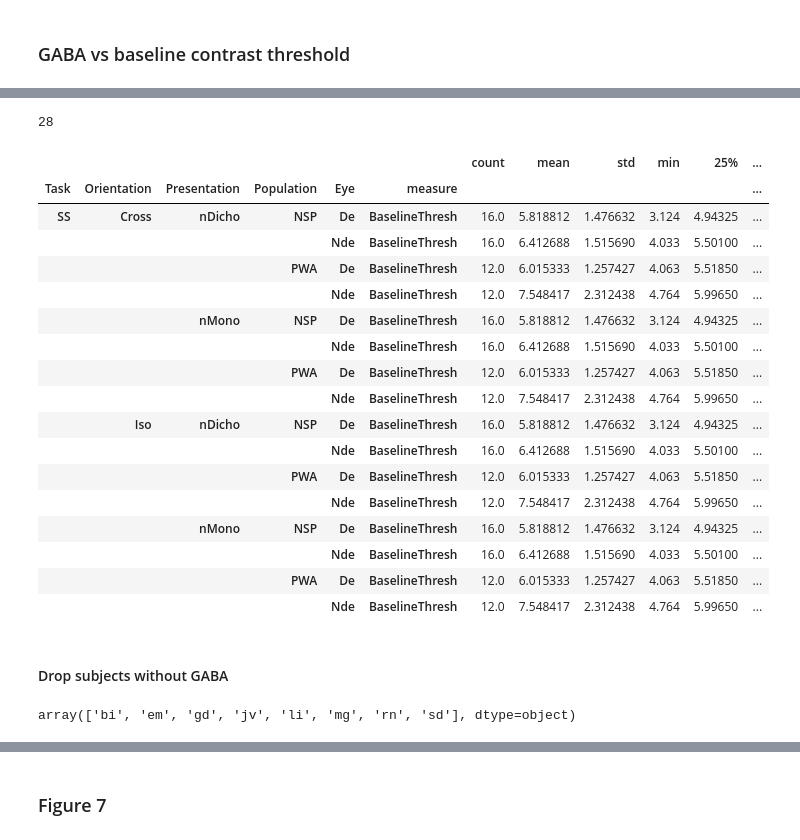
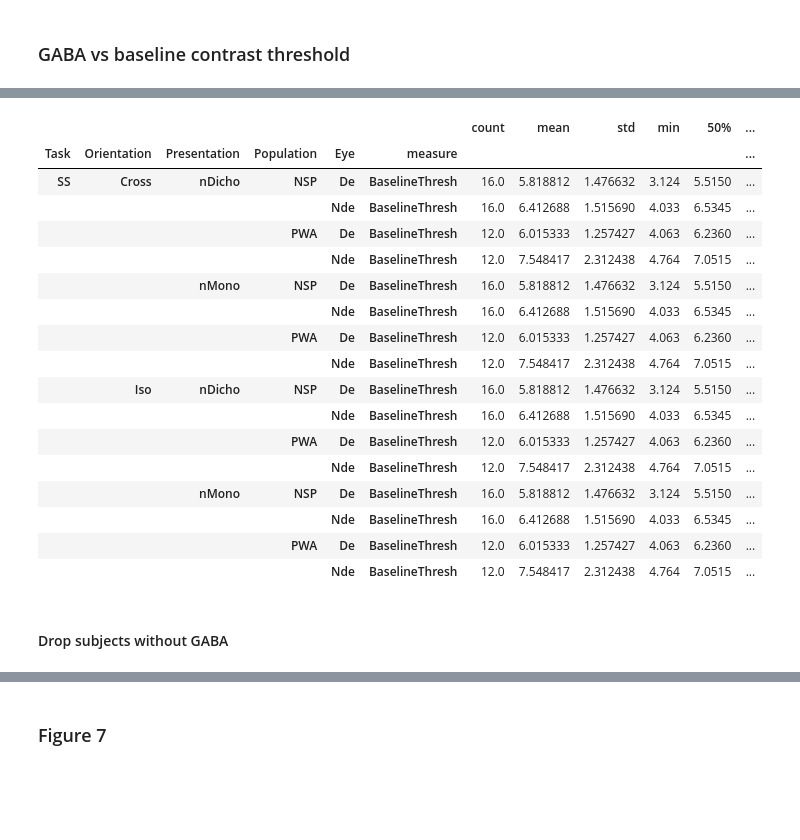
Before and after one commit to smerdis/mrs_amblyopia, a Jupyter notebook: Final notebook for Cerebral Cortex submission.ipynb, the cells around one changed output, grey strips where cells are left out. Saved outputs shown, nothing was run; the diff lists cells and outputs as text; code cells hidden in the pictures; blank space fills up the shorter version.

```diff
--- a/Final notebook for Cerebral Cortex submission.ipynb
+++ b/Final notebook for Cerebral Cortex submission.ipynb
@@ -978,4 +465,0 @@ simple_bg_df.head()
-# %%
-len(simple_bg_df.Subject.unique())
-# %% [output]
-28
@@ -986,24 +466,31 @@ simple_bg_df.Trace.cat.rename_categories(traces_graph4, inplace=True)
-# %%
-simple_bg_df.groupby(['Task','Orientation','Presentation','Population', 'Eye', 'measure'])['value'].describe()
-# %% [output]
-|  |  |  |  |  |  | count | mean | std | min | 25% | ... |
-| Task | Orientation | Presentation | Population | Eye | measure |  |  |  |  |  | ... |
-| SS | Cross | nDicho | NSP | De | BaselineThresh | 16.0 | 5.818812 | 1.476632 | 3.124 | 4.94325 | ... |
-|  |  |  |  | Nde | BaselineThresh | 16.0 | 6.412688 | 1.515690 | 4.033 | 5.50100 | ... |
-|  |  |  | PWA | De | BaselineThresh | 12.0 | 6.015333 | 1.257427 | 4.063 | 5.51850 | ... |
-|  |  |  |  | Nde | BaselineThresh | 12.0 | 7.548417 | 2.312438 | 4.764 | 5.99650 | ... |
-|  |  | nMono | NSP | De | BaselineThresh | 16.0 | 5.818812 | 1.476632 | 3.124 | 4.94325 | ... |
-|  |  |  |  | Nde | BaselineThresh | 16.0 | 6.412688 | 1.515690 | 4.033 | 5.50100 | ... |
-|  |  |  | PWA | De | BaselineThresh | 12.0 | 6.015333 | 1.257427 | 4.063 | 5.51850 | ... |
-|  |  |  |  | Nde | BaselineThresh | 12.0 | 7.548417 | 2.312438 | 4.764 | 5.99650 | ... |
-|  | Iso | nDicho | NSP | De | BaselineThresh | 16.0 | 5.818812 | 1.476632 | 3.124 | 4.94325 | ... |
-|  |  |  |  | Nde | BaselineThresh | 16.0 | 6.412688 | 1.515690 | 4.033 | 5.50100 | ... |
-|  |  |  | PWA | De | BaselineThresh | 12.0 | 6.015333 | 1.257427 | 4.063 | 5.51850 | ... |
-|  |  |  |  | Nde | BaselineThresh | 12.0 | 7.548417 | 2.312438 | 4.764 | 5.99650 | ... |
-|  |  | nMono | NSP | De | BaselineThresh | 16.0 | 5.818812 | 1.476632 | 3.124 | 4.94325 | ... |
-|  |  |  |  | Nde | BaselineThresh | 16.0 | 6.412688 | 1.515690 | 4.033 | 5.50100 | ... |
-|  |  |  | PWA | De | BaselineThresh | 12.0 | 6.015333 | 1.257427 | 4.063 | 5.51850 | ... |
-|  |  |  |  | Nde | BaselineThresh | 12.0 | 7.548417 | 2.312438 | 4.764 | 5.99650 | ... |
+# %%
+baseline_gaba_plot_df = df_to_model.join(gdf.set_index(['subjName'])['GABA'], on=['Subject'])
+simple_bg_df = baseline_gaba_plot_df.groupby(['Task','Orientation','Presentation','Population','Subject','Eye','Trace'])[['GABA','BaselineThresh']].agg(np.mean).reset_index()
+simple_bg_df = simple_bg_df.rename(columns={"BaselineThresh":"value"})
+simple_bg_df['measure'] = "BaselineThresh"
+simple_bg_df.Trace = simple_bg_df.Trace.astype('category')
+simple_bg_df.Trace.cat.reorder_categories(traces4, inplace=True)
+simple_bg_df.Trace.cat.rename_categories(traces_graph4, inplace=True)
+simple_bg_df.groupby(['Task','Orientation','Presentation','Population', 'Eye', 'measure'])['value'].describe(percentiles=[.5])
+# %% [output]
+|  |  |  |  |  |  | count | mean | std | min | 50% | ... |
+| Task | Orientation | Presentation | Population | Eye | measure |  |  |  |  |  | ... |
+| SS | Cross | nDicho | NSP | De | BaselineThresh | 16.0 | 5.818812 | 1.476632 | 3.124 | 5.5150 | ... |
+|  |  |  |  | Nde | BaselineThresh | 16.0 | 6.412688 | 1.515690 | 4.033 | 6.5345 | ... |
+|  |  |  | PWA | De | BaselineThresh | 12.0 | 6.015333 | 1.257427 | 4.063 | 6.2360 | ... |
+|  |  |  |  | Nde | BaselineThresh | 12.0 | 7.548417 | 2.312438 | 4.764 | 7.0515 | ... |
+|  |  | nMono | NSP | De | BaselineThresh | 16.0 | 5.818812 | 1.476632 | 3.124 | 5.5150 | ... |
+|  |  |  |  | Nde | BaselineThresh | 16.0 | 6.412688 | 1.515690 | 4.033 | 6.5345 | ... |
+|  |  |  | PWA | De | BaselineThresh | 12.0 | 6.015333 | 1.257427 | 4.063 | 6.2360 | ... |
+|  |  |  |  | Nde | BaselineThresh | 12.0 | 7.548417 | 2.312438 | 4.764 | 7.0515 | ... |
+|  | Iso | nDicho | NSP | De | BaselineThresh | 16.0 | 5.818812 | 1.476632 | 3.124 | 5.5150 | ... |
+|  |  |  |  | Nde | BaselineThresh | 16.0 | 6.412688 | 1.515690 | 4.033 | 6.5345 | ... |
+|  |  |  | PWA | De | BaselineThresh | 12.0 | 6.015333 | 1.257427 | 4.063 | 6.2360 | ... |
+|  |  |  |  | Nde | BaselineThresh | 12.0 | 7.548417 | 2.312438 | 4.764 | 7.0515 | ... |
+|  |  | nMono | NSP | De | BaselineThresh | 16.0 | 5.818812 | 1.476632 | 3.124 | 5.5150 | ... |
+|  |  |  |  | Nde | BaselineThresh | 16.0 | 6.412688 | 1.515690 | 4.033 | 6.5345 | ... |
+|  |  |  | PWA | De | BaselineThresh | 12.0 | 6.015333 | 1.257427 | 4.063 | 6.2360 | ... |
+|  |  |  |  | Nde | BaselineThresh | 12.0 | 7.548417 | 2.312438 | 4.764 | 7.0515 | ... |
 # %% [markdown]
 #### Drop subjects without GABA
 # %%
@@ -1013,4 +498,0 @@ simple_bg_df_nonan_onecond = (simple_bg_df_nonan[(simple_bg_df_nonan['Presentati
-# %%
-simple_bg_df_nonan_onecond[simple_bg_df_nonan_onecond.Population=='PWA'].Subject.unique()
-# %% [output]
-array(['bi', 'em', 'gd', 'jv', 'li', 'mg', 'rn', 'sd'], dtype=object)
```
Also changed, not shown: parts of 116 cells of this notebook, 1 other file.
